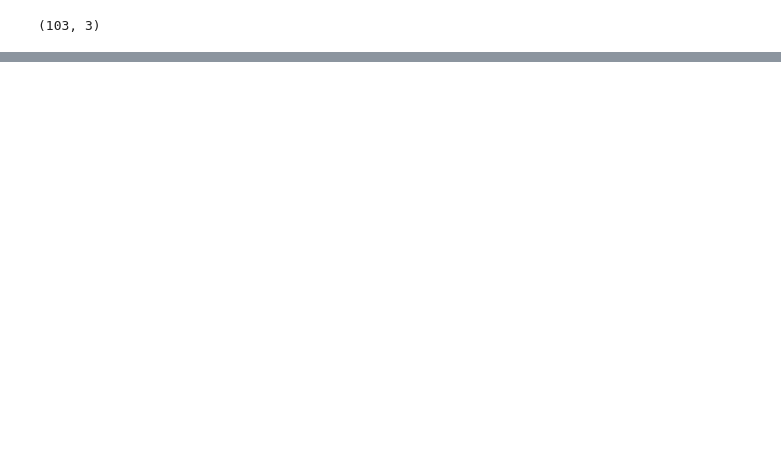
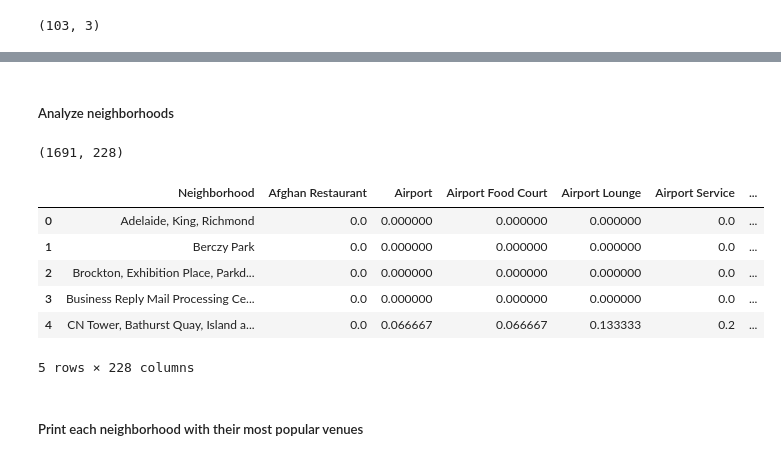
Before and after one commit to Jakefrda/Coursera_Capstone, a Jupyter notebook: Clustering_Neighborhoods_Toronto.ipynb, the cells around one changed output, grey strips where cells are left out. Drawn from its saved outputs; the diff is of its cells as text; code cells hidden in the pictures; blank space fills up the shorter version.

```diff
--- a/Clustering_Neighborhoods_Toronto.ipynb
+++ b/Clustering_Neighborhoods_Toronto.ipynb
@@ -146,0 +254,5 @@ T_df.shape # print shape of T_df
+# %%
+# set the Latitude and longitude to the mean of both lat & long
+latitude = T2_df['Latitude'].mean()
+longitude = T2_df['Longitude'].mean()
+latitude
@@ -146,0 +315,3 @@ T_df.shape # print shape of T_df
+# %%
+results = requests.get(url).json() # Json file to be converted
+#results
@@ -146,0 +394,4 @@ T_df.shape # print shape of T_df
+# %%
+T_venues = getNearbyVenues(names=T2_df['Neighborhood'], latitudes=T2_df['Latitude'], longitudes=T2_df['Longitude'])
+print(T_venues.head())
+print(T_venues.shape)
@@ -146,0 +437,45 @@ T_df.shape # print shape of T_df
+# %% [markdown]
+##### Analyze neighborhoods
+# %%
+# one hot encoding
+T_onehot = pd.get_dummies(T_venues[['Venue Category']], prefix="", prefix_sep="")
+
+# add neighborhood column to the dtatframe
+T_onehot['Neighborhood'] = T_venues['Neighborhood']
+
+# move neighborhood column to the first column
+#fixed_columns = [T_onehot.columns[-1]] + list(T_onehot.columns[:-1])
+#fixed_columns = [T_onehot.columns[T_onehot.columns.get_loc("Neighborhood")]] + list(T_onehot.columns).remove("Neighborhood")
+nTemp = T_onehot['Neighborhood']
+T_onehot.drop(labels=['Neighborhood'], axis=1,inplace = True)
+T_onehot.insert(0, 'Neighborhood', nTemp)
+
+
+
+#print(fixed_columns)
+
+
+#T_onehot = T_onehot[fixed_columns]
+
+#T_onehot.set_index('Neighborhood', inplace = True)
+
+
+T_onehot.head()
+print(T_onehot.shape)
+# %% [output]
+(1691, 228)
+# %%
+''' GROUP by frequency '''
+T_grouped = T_onehot.groupby('Neighborhood').mean().reset_index()
+T_grouped.head()
+#T_grouped.shape
+# %% [output]
+|  | Neighborhood | Afghan Restaurant | Airport | Airport Food Court | Airport Lounge | Airport Service | ... |
+| 0 | Adelaide, King, Richmond | 0.0 | 0.000000 | 0.000000 | 0.000000 | 0.0 | ... |
+| 1 | Berczy Park | 0.0 | 0.000000 | 0.000000 | 0.000000 | 0.0 | ... |
+| 2 | Brockton, Exhibition Place, Parkd... | 0.0 | 0.000000 | 0.000000 | 0.000000 | 0.0 | ... |
+| 3 | Business Reply Mail Processing Ce... | 0.0 | 0.000000 | 0.000000 | 0.000000 | 0.0 | ... |
+| 4 | CN Tower, Bathurst Quay, Island a... | 0.0 | 0.066667 | 0.066667 | 0.133333 | 0.2 | ... |
+5 rows × 228 columns
+# %% [markdown]
+##### Print each neighborhood with their most popular venues
```
Also changed, not shown: parts of 44 cells of this notebook, 2 other files.
